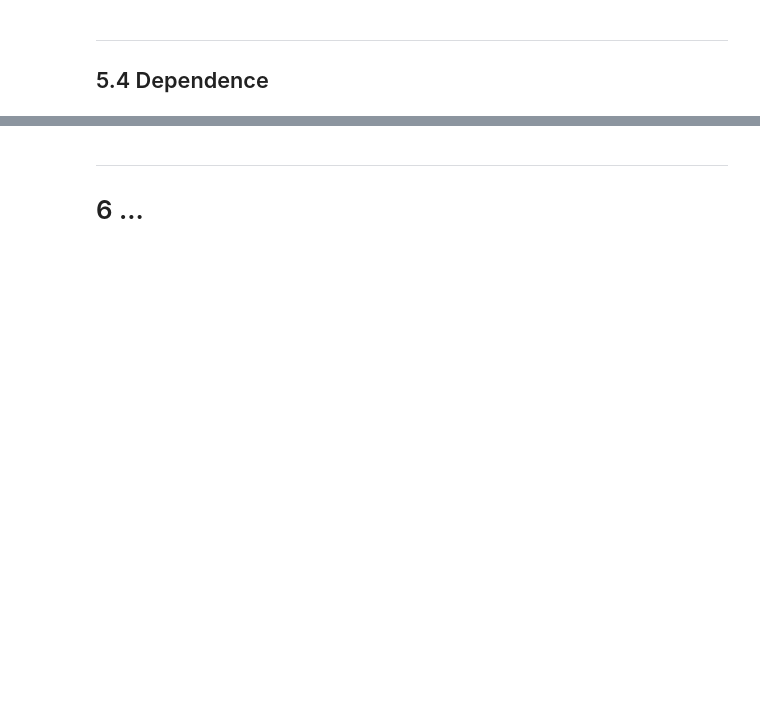
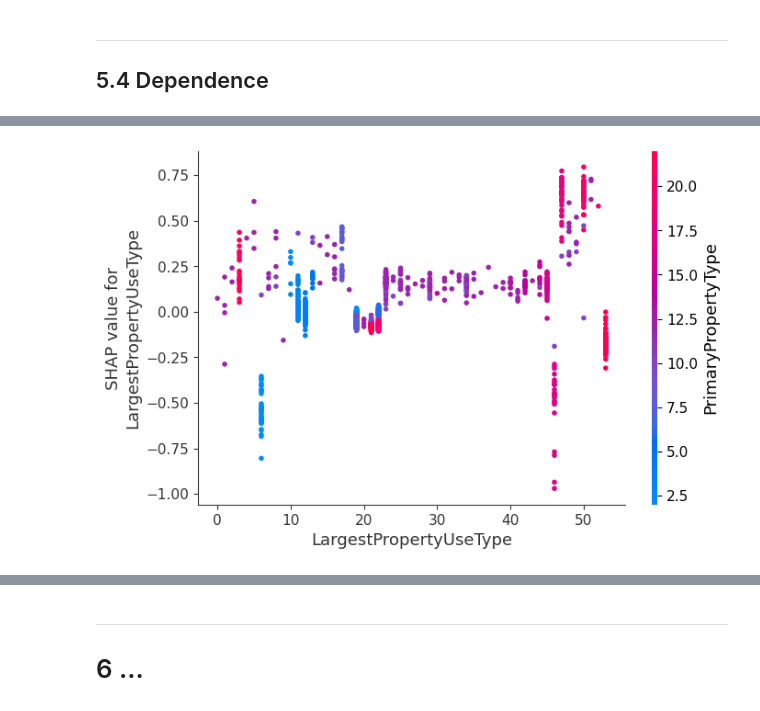
Before and after one commit to curiousmindflow/oc-ml-p3, a Jupyter notebook: exploration.ipynb, the cells around one changed output, grey strips where cells are left out. Saved outputs shown, nothing was run; the diff lists cells and outputs as text; code cells hidden in the pictures; blank space fills up the shorter version.

```diff
--- a/exploration.ipynb
+++ b/exploration.ipynb
@@ -466,4 +659,6 @@ if config["explain"]["dependence"]:
 # %%
 %%time
 if config["explain"]["dependence"]:
-    shap.dependence_plot("NumberofFloors", shap_values, eval_result.X_train_transform)
+    shap.dependence_plot("LargestPropertyUseType", shap_values, eval_result.X_train_transform)
+# %% [output]
+[figure, added]
```
Also changed, not shown: parts of 43 cells of this notebook.
